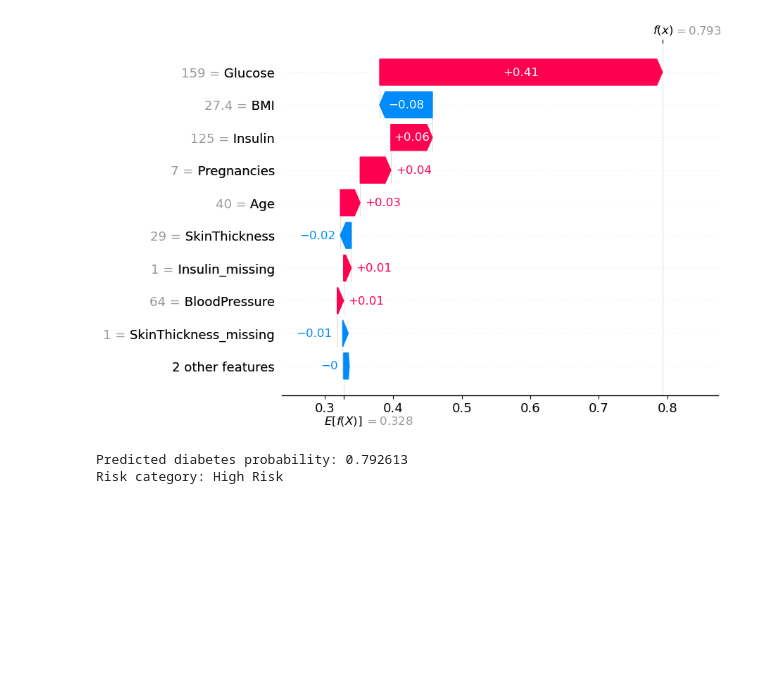
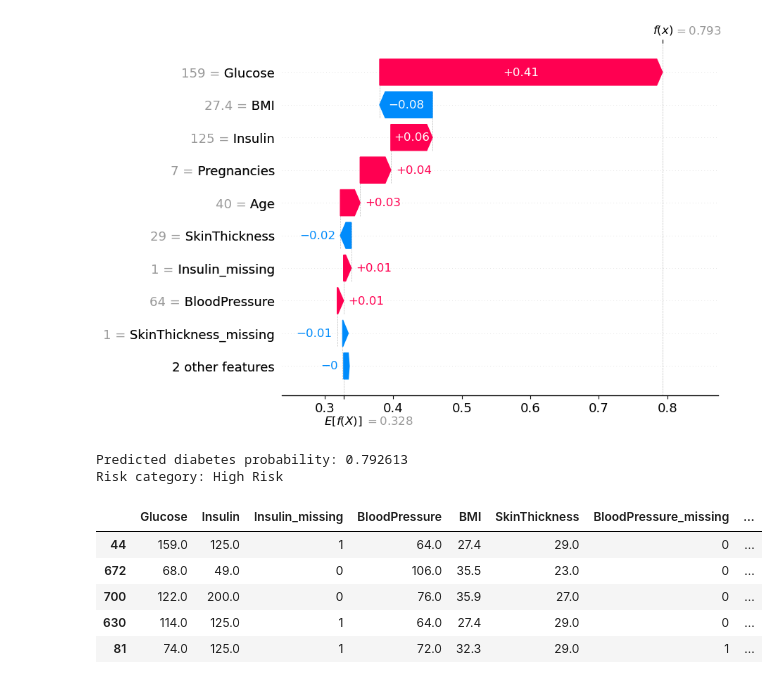
Before and after one commit to Hancynixon/AgentXHealth, a Jupyter notebook: notebooks/02_agent_testing.ipynb, the cells around one changed output. Drawn from its saved outputs; the diff is of its cells as text; code cells hidden in the pictures; blank space fills up the shorter version.

Commit message:
Finalize agent pipeline with XGBoost and SHAP explainability

```diff
--- a/notebooks/02_agent_testing.ipynb
+++ b/notebooks/02_agent_testing.ipynb
@@ -370,3 +370,17 @@ print("Risk category:", "High Risk")
 # %% [output]
 Predicted diabetes probability: 0.792613
 Risk category: High Risk
+# %%
+final_output = X_test.copy()
+final_output["True_Label"] = y_test.values
+final_output["Predicted_Probability"] = y_proba_final
+final_output["Predicted_Label"] = y_pred_final
+
+final_output.head()
+# %% [output]
+|  | Glucose | Insulin | Insulin_missing | BloodPressure | BMI | SkinThickness | BloodPressure_missing | ... |
+| 44 | 159.0 | 125.0 | 1 | 64.0 | 27.4 | 29.0 | 0 | ... |
+| 672 | 68.0 | 49.0 | 0 | 106.0 | 35.5 | 23.0 | 0 | ... |
+| 700 | 122.0 | 200.0 | 0 | 76.0 | 35.9 | 27.0 | 0 | ... |
+| 630 | 114.0 | 125.0 | 1 | 64.0 | 27.4 | 29.0 | 0 | ... |
+| 81 | 74.0 | 125.0 | 1 | 72.0 | 32.3 | 29.0 | 1 | ... |
```
